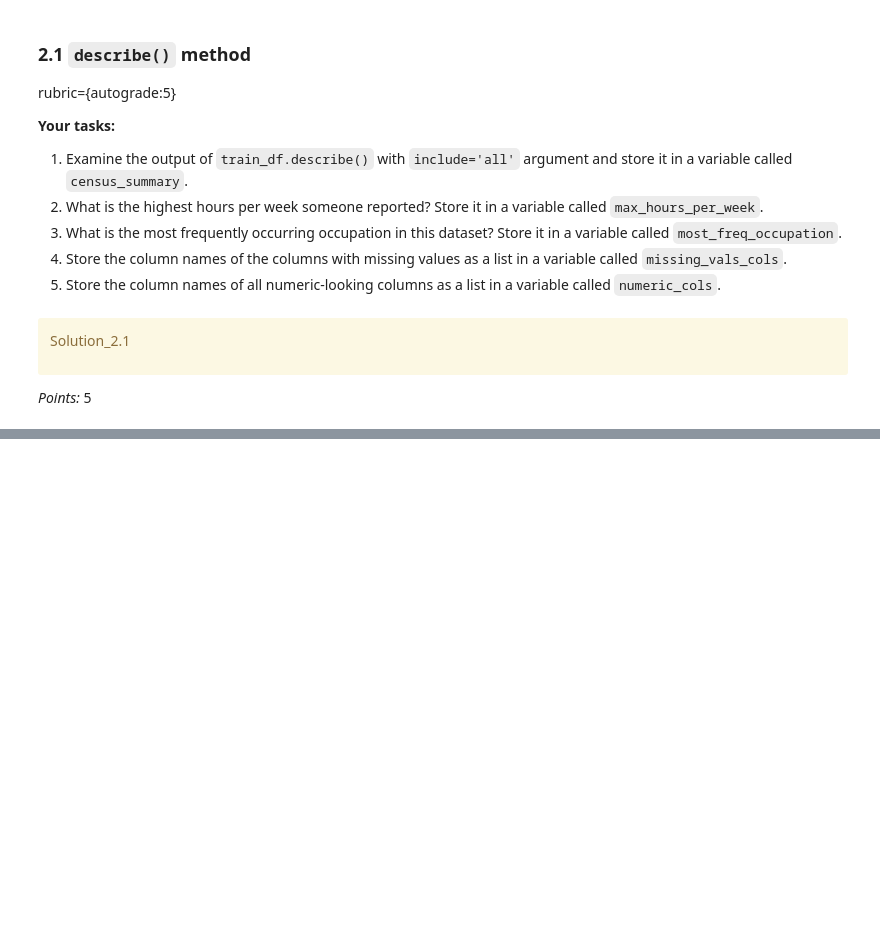
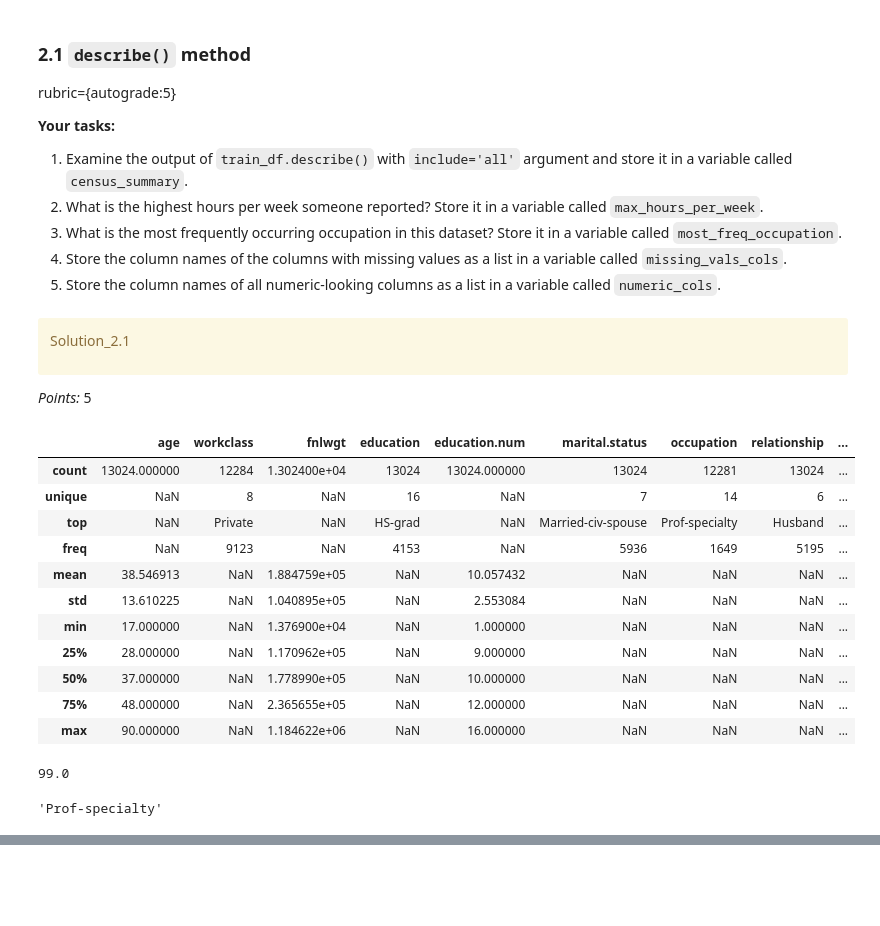
Before and after one commit to UBC-CS/cpsc330-2023s, a Jupyter notebook: hw/hw3/hw3.ipynb, the cells around one changed output, grey strips where cells are left out. Drawn from its saved outputs; the diff is of its cells as text; code cells hidden in the pictures; blank space fills up the shorter version.

```diff
--- a/hw/hw3/hw3.ipynb
+++ b/hw/hw3/hw3.ipynb
@@ -90,2 +87,4 @@ test_df = None
+# %%
+train_df, test_df = train_test_split(census_df, test_size=0.6, random_state=123)
 # %%
 grader.check("q1.1")
@@ -150,0 +163,26 @@ numeric_cols = None
+# %%
+census_summary = train_df.describe(include='all')
+census_summary
+# %% [output]
+|  | age | workclass | fnlwgt | education | education.num | marital.status | occupation | relationship | ... |
+| count | 13024.000000 | 12284 | 1.302400e+04 | 13024 | 13024.000000 | 13024 | 12281 | 13024 | ... |
+| unique | NaN | 8 | NaN | 16 | NaN | 7 | 14 | 6 | ... |
+| top | NaN | Private | NaN | HS-grad | NaN | Married-civ-spouse | Prof-specialty | Husband | ... |
+| freq | NaN | 9123 | NaN | 4153 | NaN | 5936 | 1649 | 5195 | ... |
+| mean | 38.546913 | NaN | 1.884759e+05 | NaN | 10.057432 | NaN | NaN | NaN | ... |
+| std | 13.610225 | NaN | 1.040895e+05 | NaN | 2.553084 | NaN | NaN | NaN | ... |
+| min | 17.000000 | NaN | 1.376900e+04 | NaN | 1.000000 | NaN | NaN | NaN | ... |
+| 25% | 28.000000 | NaN | 1.170962e+05 | NaN | 9.000000 | NaN | NaN | NaN | ... |
+| 50% | 37.000000 | NaN | 1.778990e+05 | NaN | 10.000000 | NaN | NaN | NaN | ... |
+| 75% | 48.000000 | NaN | 2.365655e+05 | NaN | 12.000000 | NaN | NaN | NaN | ... |
+| max | 90.000000 | NaN | 1.184622e+06 | NaN | 16.000000 | NaN | NaN | NaN | ... |
+# %%
+max_hours_per_week = census_summary["hours.per.week"]["max"]
+max_hours_per_week
+# %% [output]
+99.0
+# %%
+most_freq_occupation = census_summary["occupation"]["top"]
+most_freq_occupation
+# %% [output]
+'Prof-specialty'
```
Also changed, not shown: parts of 64 cells of this notebook.
